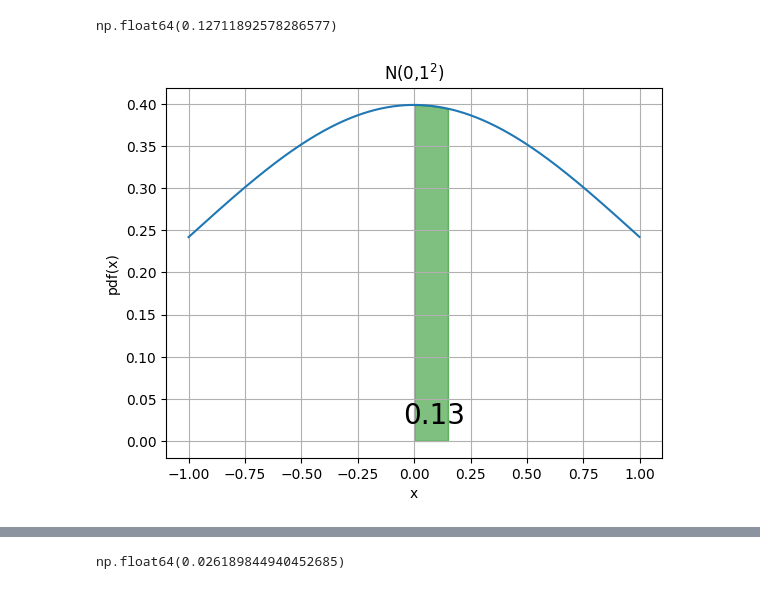
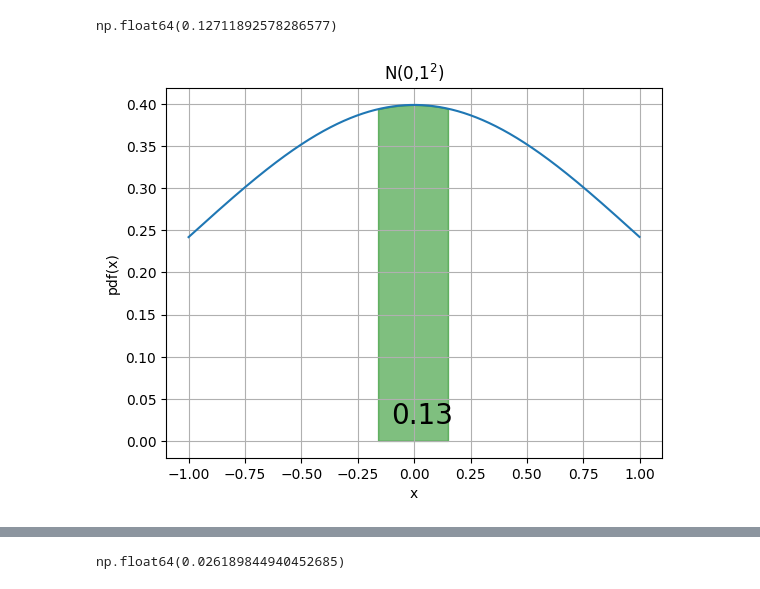
Before and after one commit to alexistenorio/ModelosEstadisticos, a Jupyter notebook: Variables_aleatorias_continuas_simulaciones.ipynb, the cells around one changed output, grey strips where cells are left out. Drawn from its saved outputs; the diff is of its cells as text; code cells hidden in the pictures.

```diff
--- a/Variables_aleatorias_continuas_simulaciones.ipynb
+++ b/Variables_aleatorias_continuas_simulaciones.ipynb
@@ -483,20 +483,20 @@ np.float64(0.12711892578286577)
 # %%
 # Graficamos el área
 fig, ax = plt.subplots()
 x= np.arange(-1,1,0.001)
 ax.plot(x, norm.pdf(x,loc=0,scale=1))
 ax.set_title("N(0,$1^2$)")
 ax.set_xlabel('x')
 ax.set_ylabel('pdf(x)')
 ax.grid(True)
-px=np.arange(0,0.16,0.01)
+px=np.arange(-0.16,0.16,0.01)
 # ax.set_ylim(0,0.25)
 ax.fill_between(px,norm.pdf(px,loc=0,scale=1),alpha=0.5, color='g')
 pro=norm(0,1).cdf(0.16) - norm(0,1).cdf(-0.16)
-ax.text(-0.05,0.02,round(pro,2), fontsize=20)
+ax.text(-0.1,0.02,round(pro,2), fontsize=20)
 plt.show()
 # %% [output]
-[figure, old version]
+[figure, new version]
 # %% [markdown]
 $\mathbb{P}(Z<-b)$: Queremos calcular $\mathbb{P}(Z<-1.94)$, lo cuál puede realizarse de la siguiente manera:
 * Tablas de área a la derecha: $\mathbb{P}(Z<-1.94) = \mathbb{P}(Z<0)+\mathbb{P}(-1.94<Z<0) = \mathbb{P}(Z<0) - \mathbb{P}(0<Z<1.94) = 0.5 - 0.4738 = 0.0262$
```
Also changed, not shown: parts of 2 cells of this notebook.
